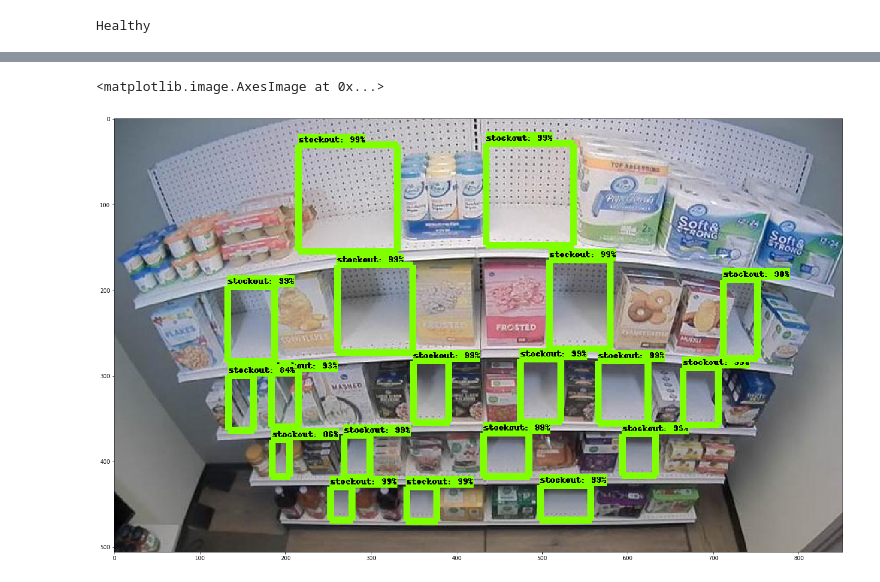
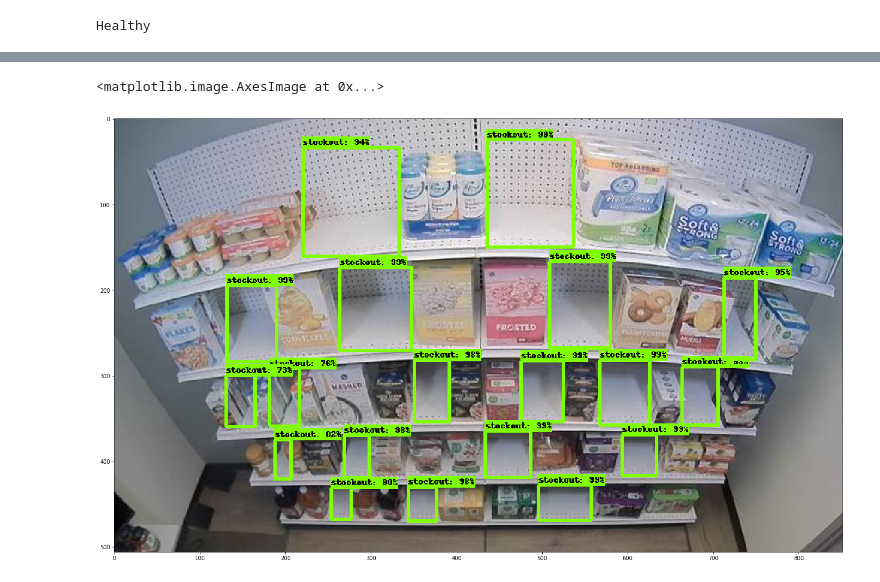
Before and after one commit to microsoft/HyperdriveDeepLearning, a Jupyter notebook: 06_BuildImage_MaskRCNN.ipynb, the cells around one changed output, grey strips where cells are left out. Saved outputs shown, nothing was run; the diff lists cells and outputs as text; code cells hidden in the pictures.

```diff
--- a/06_BuildImage_MaskRCNN.ipynb
+++ b/06_BuildImage_MaskRCNN.ipynb
@@ -189,18 +207,18 @@ output_dict = json.loads(r.json())
 # %%
 vis_util.visualize_boxes_and_labels_on_image_array(
   image_np,
   np.array(output_dict['detection_boxes']),
   np.array(output_dict['detection_classes']),
   np.array(output_dict['detection_scores']),
   category_index,
   instance_masks=output_dict.get('detection_masks'),
   use_normalized_coordinates=True,
-  line_thickness=8)
+  line_thickness=4)
 plt.figure(figsize=IMAGE_SIZE)
 plt.imshow(image_np)
 # %% [output]
 <matplotlib.image.AxesImage at 0x...>
-[figure, old version]
+[figure, new version]
 # %%
 container.stop()
 # %%
```
Also changed, not shown: parts of 8 cells of this notebook, 2 other files.
